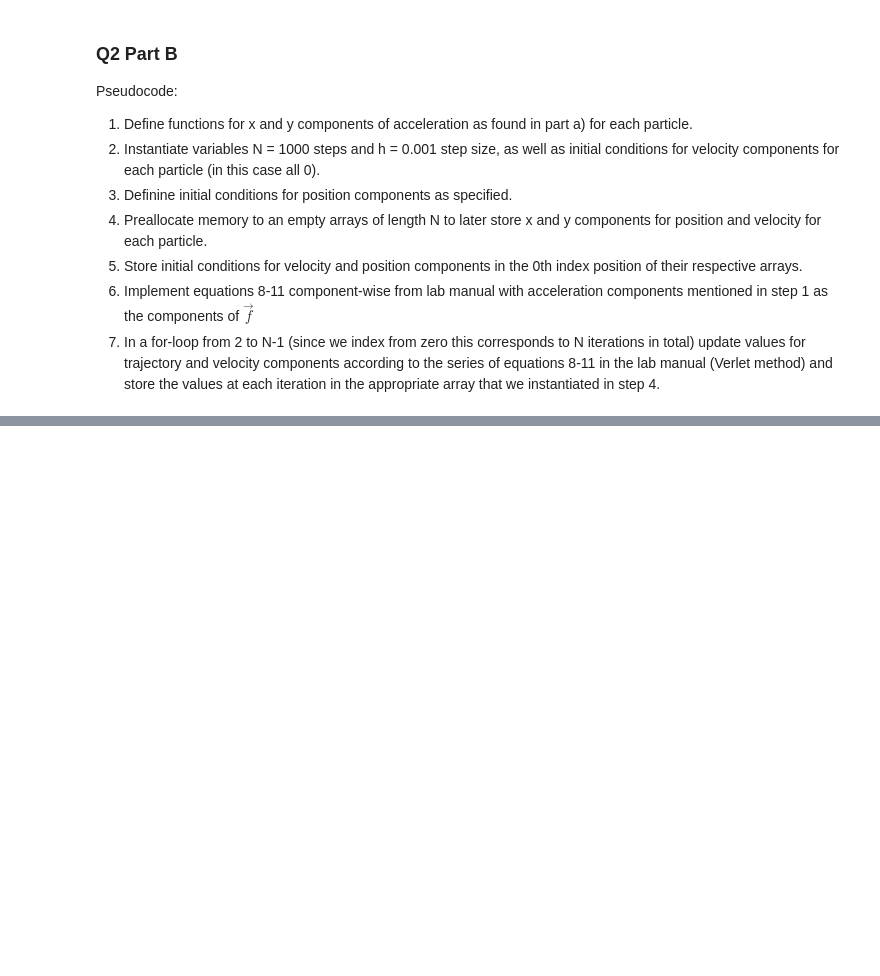
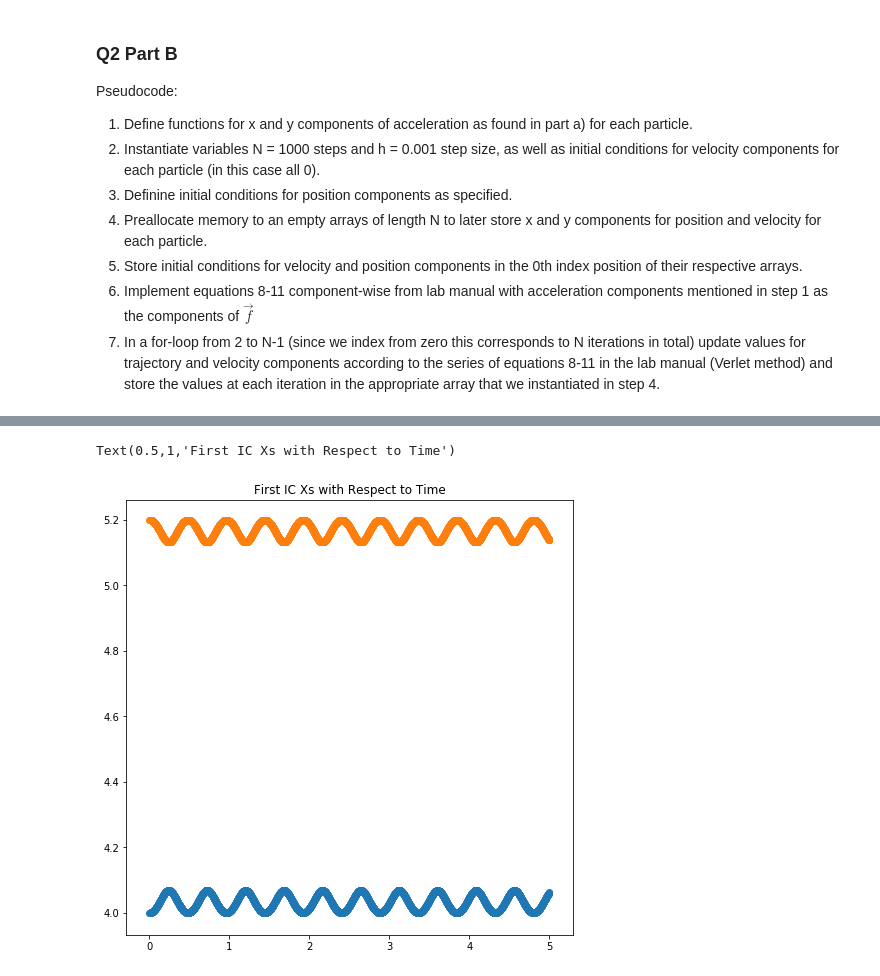
Before and after one commit to andrewkhardy/PHY-407, a Jupyter notebook: Lab06_Q2.ipynb, the cells around one changed output, grey strips where cells are left out. Drawn from its saved outputs; the diff is of its cells as text; code cells hidden in the pictures; blank space fills up the shorter version.

```diff
--- a/Lab06_Q2.ipynb
+++ b/Lab06_Q2.ipynb
@@ -173,0 +186,9 @@ plt.axis('equal')
+# %%
+fig = plt.figure(figsize=(8,8))
+plt.scatter(t,r1_x_a)
+plt.scatter(t,r2_x_a)
+
+plt.title('First IC Xs with Respect to Time')
+# %% [output]
+Text(0.5,1,'First IC Xs with Respect to Time')
+[figure, added]
```
Also changed, not shown: parts of 6 cells of this notebook, 1 other file.
